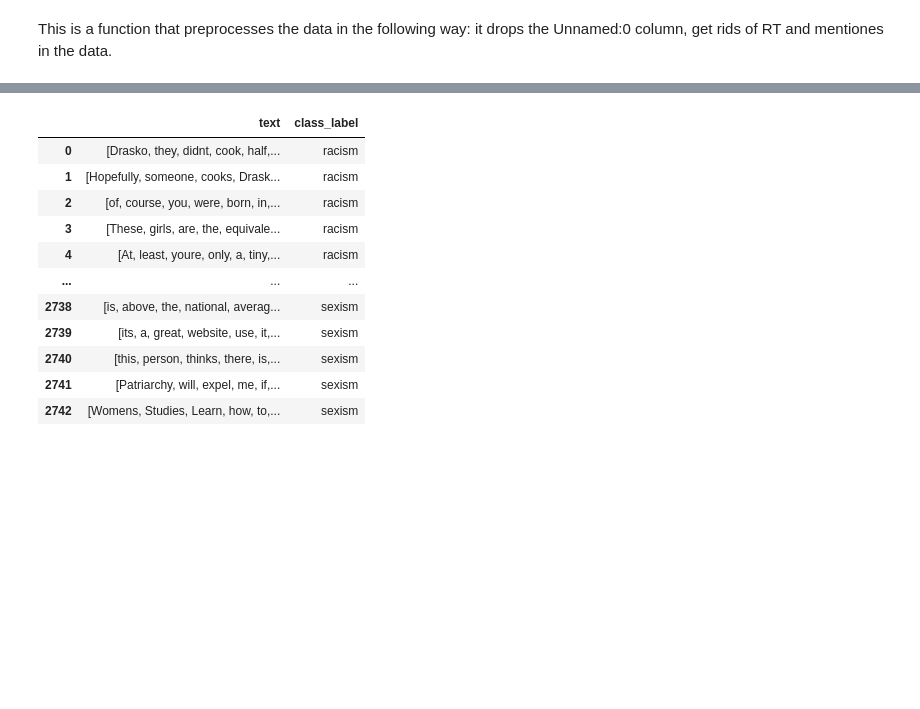
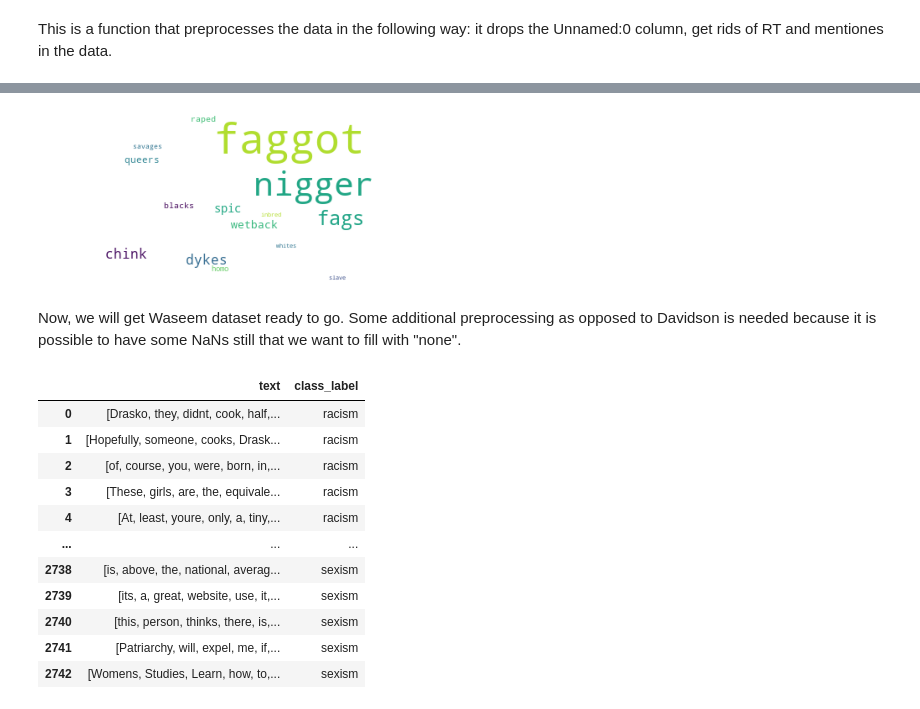
Before and after one commit to zuziamatysiak/cis419-hate-speech, a Jupyter notebook: colab notebooks/CIS_419_Project.ipynb, the cells around one changed output, grey strips where cells are left out. Cells and saved outputs as stored; diff of their text form; code cells hidden in the pictures; blank space fills up the shorter version.

```diff
--- a/colab notebooks/CIS_419_Project.ipynb
+++ b/colab notebooks/CIS_419_Project.ipynb
@@ -105 +205,14 @@ def custom_tokenize(text):
+# %%
+from wordcloud import WordCloud
+def generate_word_cloud(count_of_words):
+  wordcloud = WordCloud(max_font_size=50, background_color="white", collocations=False).generate(' '.join(count_of_words))
+  plt.imshow(wordcloud)
+  plt.axis("off")
+  plt.show()
+# %%
+generate_word_cloud(davidson_count_of_words)
+# %% [output]
+[figure, added]
+# %% [markdown]
+Now, we will get Waseem dataset ready to go. Some additional preprocessing as opposed to Davidson is needed because it is possible to have some NaNs still that we want to fill with "none".
 # %%
```
Also changed, not shown: parts of 86 cells of this notebook, 1 other file.
